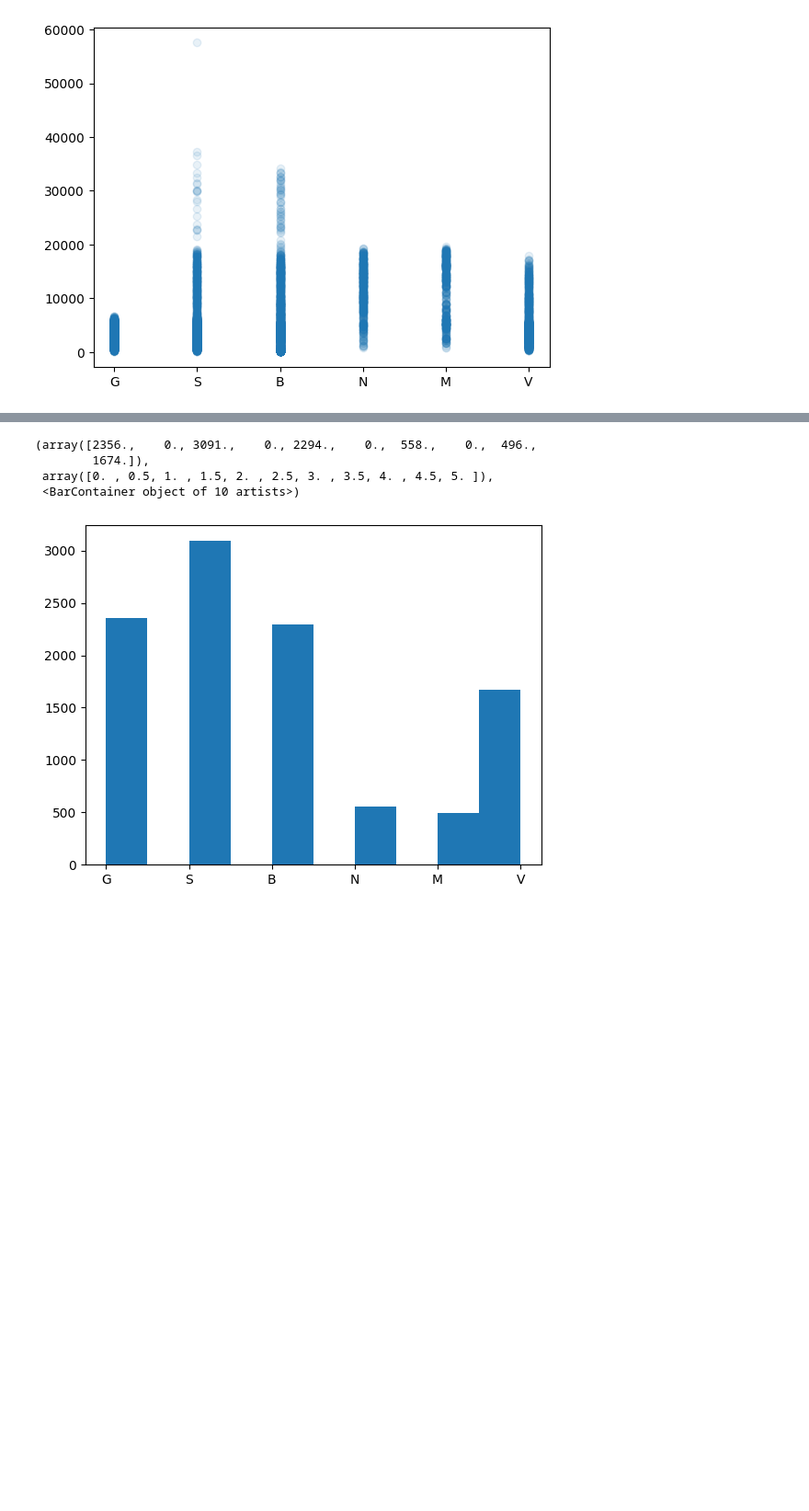
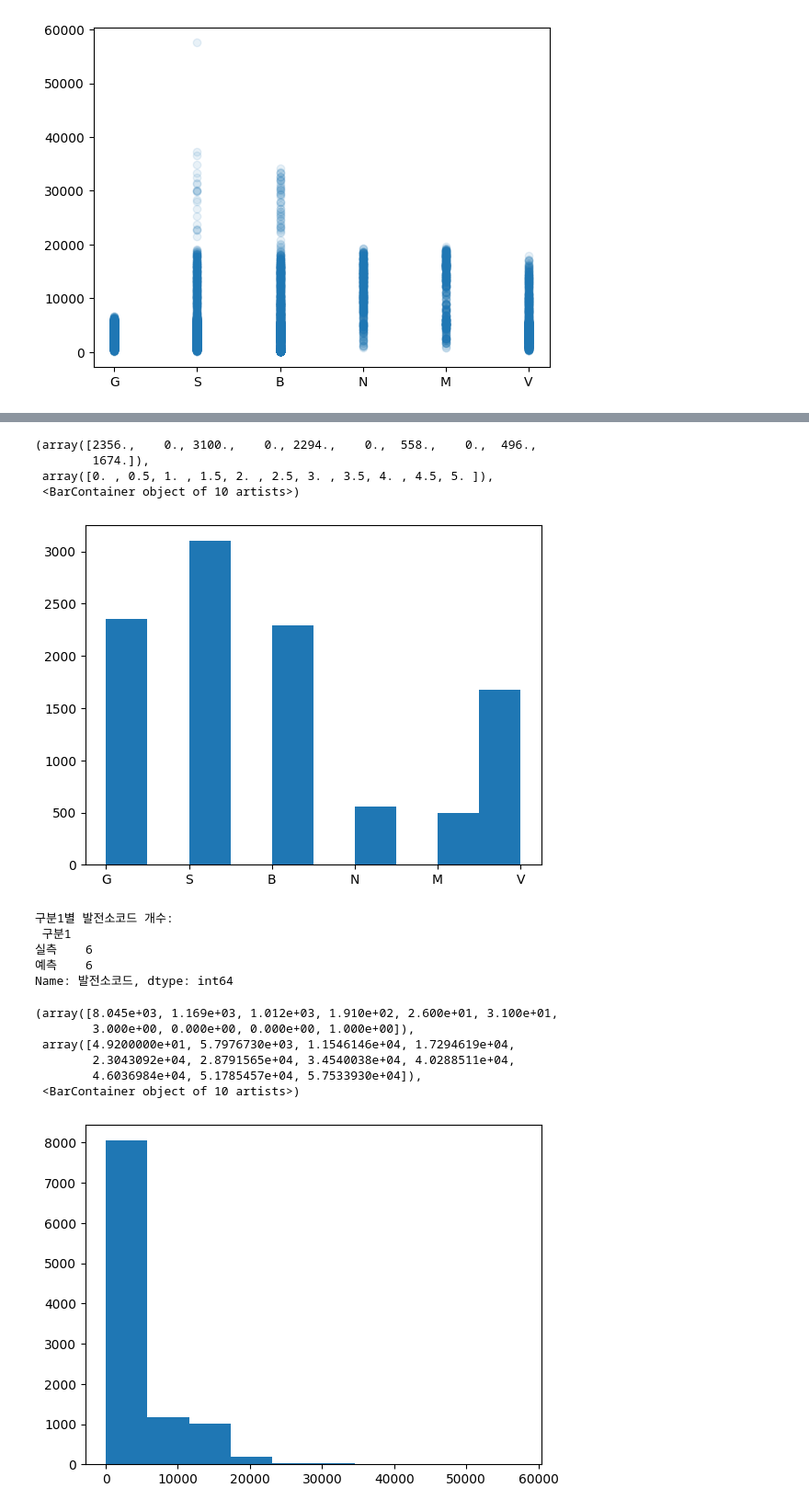
Before and after one commit to ella00100/RenewableEnergyModel, a Jupyter notebook: renewableEnergy_Model_data.ipynb, the cells around one changed output, grey strips where cells are left out. Shown at 92% size. Drawn from its saved outputs; the diff is of its cells as text; code cells hidden in the pictures; blank space fills up the shorter version.

```diff
--- a/renewableEnergy_Model_data.ipynb
+++ b/renewableEnergy_Model_data.ipynb
@@ -233,6 +244,3 @@ data.isna().sum()
 23:00        1
 합계           0
 dtype: int64
-# %%
-data = data.dropna(axis = 0)
-data.info()
@@ -334,8 +336,27 @@ sub_d['발전소코드'] = sub_d['발전소코드'].str[0]
 # %%
 plt.hist(sub_d['발전소코드'])
 # %% [output]
-(array([2356.,    0., 3091.,    0., 2294.,    0.,  558.,    0.,  496.,
+(array([2356.,    0., 3100.,    0., 2294.,    0.,  558.,    0.,  496.,
         1674.]),
  array([0. , 0.5, 1. , 1.5, 2. , 2.5, 3. , 3.5, 4. , 4.5, 5. ]),
  <BarContainer object of 10 artists>)
 [figure]
+# %%
+count_by_category = data.groupby('구분1')['발전소코드'].nunique()
+print("구분1별 발전소코드 개수:\n", count_by_category)
+# %% [output]
+구분1별 발전소코드 개수:
+ 구분1
+실측    6
+예측    6
+Name: 발전소코드, dtype: int64
+# %%
+plt.hist(data['합계'])
+# %% [output]
+(array([8.045e+03, 1.169e+03, 1.012e+03, 1.910e+02, 2.600e+01, 3.100e+01,
+        3.000e+00, 0.000e+00, 0.000e+00, 1.000e+00]),
+ array([4.9200000e+01, 5.7976730e+03, 1.1546146e+04, 1.7294619e+04,
+        2.3043092e+04, 2.8791565e+04, 3.4540038e+04, 4.0288511e+04,
+        4.6036984e+04, 5.1785457e+04, 5.7533930e+04]),
+ <BarContainer object of 10 artists>)
+[figure, added]
```
Also changed, not shown: parts of 11 cells of this notebook.
